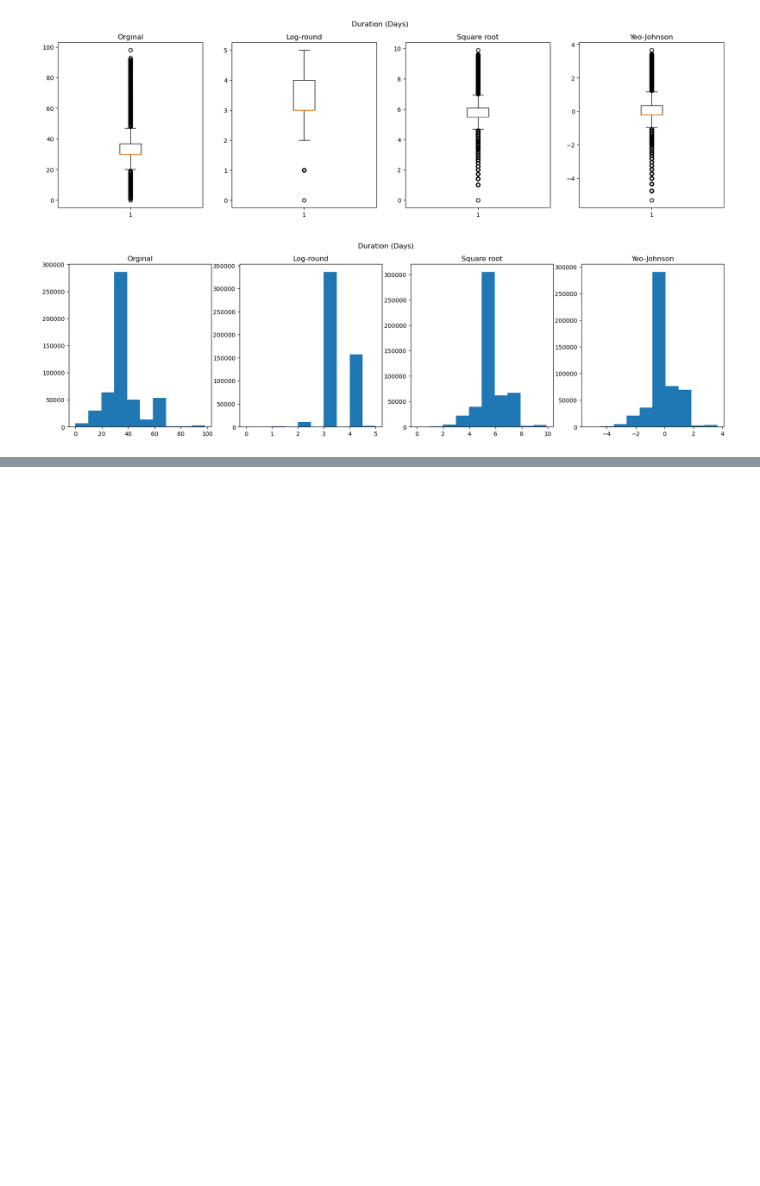
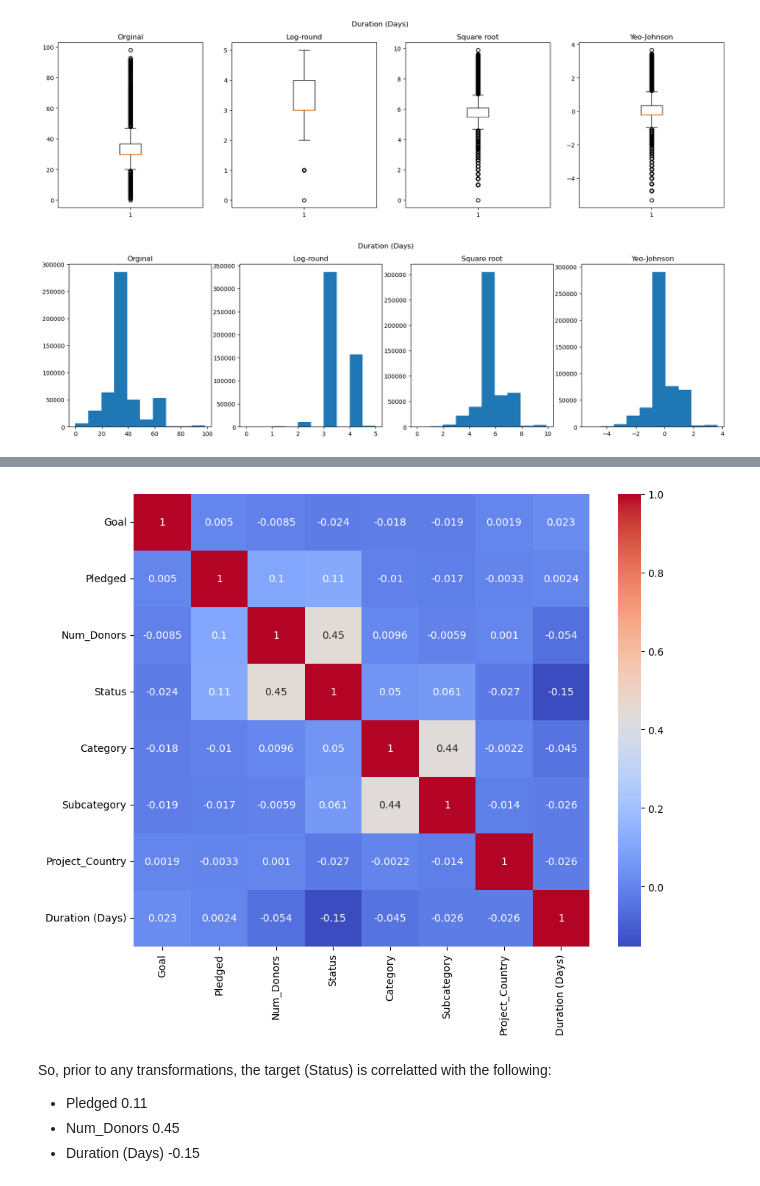
Before and after one commit to SBangarh/Kickstarter_Analysis, a Jupyter notebook: exploratory_analysis.ipynb, the cells around one changed output, grey strips where cells are left out. Cells and saved outputs as stored; diff of their text form; code cells hidden in the pictures; blank space fills up the shorter version.

```diff
--- a/exploratory_analysis.ipynb
+++ b/exploratory_analysis.ipynb
@@ -638,0 +643,5 @@ plot_histogram(duration, 'Duration (Days)')
+# %%
+#make copy for changes
+copy_data = data.copy()
+
+copy_data.drop(['Launch_Date', 'End_Date'], axis=1, inplace=True)
@@ -638,0 +654,16 @@ plot_histogram(duration, 'Duration (Days)')
+# %%
+#declare categorical columns
+cat_columns = ['Category', 'Subcategory', 'Project_Country', 'Status']
+
+#create new factorized columns
+copy_data[cat_columns] = copy_data[cat_columns].apply(lambda x: pd.factorize(x)[0])
+# %%
+#make a heatmap
+make_heatmap(copy_data, (10, 8))
+# %% [output]
+[figure, added]
+# %% [markdown]
+So, prior to any transformations, the target (Status) is correlatted with the following:
+- Pledged 0.11
+- Num_Donors 0.45
+- Duration (Days) -0.15
```
Also changed, not shown: parts of 11 cells of this notebook.
